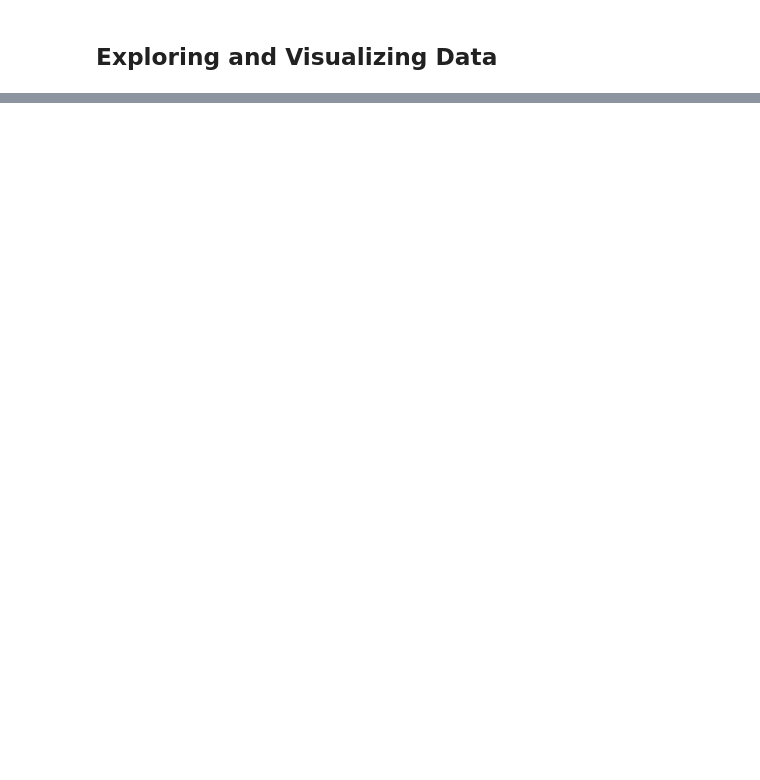
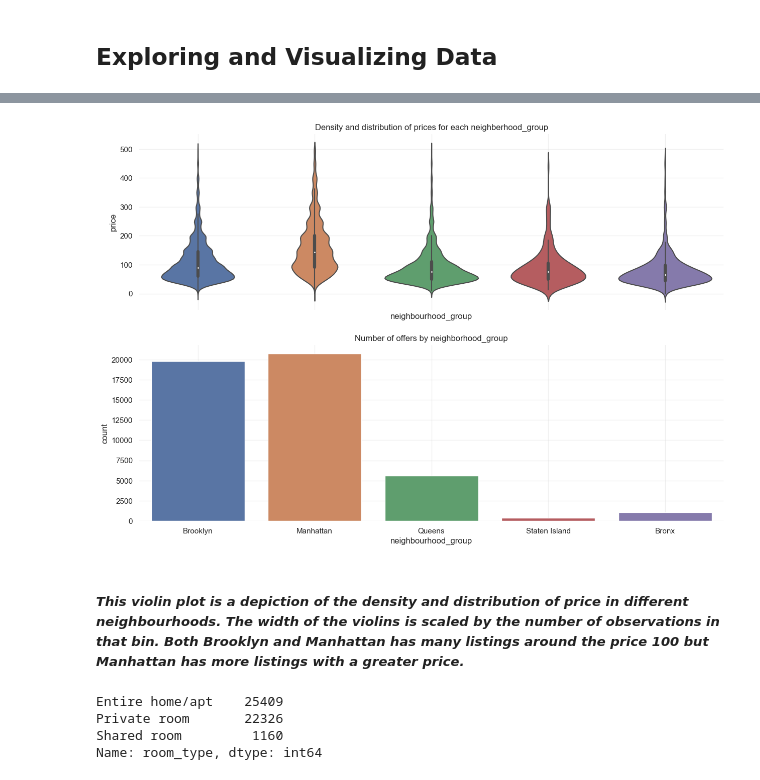
Before and after one commit to BernartGuddiny/eda_and_prediction_on_nys_airbnb, a Jupyter notebook: project.ipynb, the cells around one changed output, grey strips where cells are left out. Cells and saved outputs as stored; diff of their text form; code cells hidden in the pictures; blank space fills up the shorter version.

```diff
--- a/project.ipynb
+++ b/project.ipynb
@@ -139,0 +183,33 @@ airbnb[["price", "minimum_nights", "number_of_reviews", "reviews_per_month", "ca
+# %%
+# Dataset have some extreme values, therefore I drop them for the sake of a better visualization
+sub_airbnb = airbnb[airbnb.price < 500]
+# %%
+# Drowing a density and distribution of price for each neighberhood and number of offers by each neighberhood
+fig, axes = plt.subplots(nrows=2, ncols=1, figsize=(15, 10), sharex=True)
+
+axs1 = sns.violinplot(data=sub_airbnb
+                    , x='neighbourhood_group'
+                    , y='price'
+                    , ax=axes[0])
+axs2 = sns.countplot(data=sub_airbnb
+                    , x='neighbourhood_group'
+                    , ax= axes[1])
+
+axs1.set_title('Density and distribution of prices for each neighberhood_group')
+axs2.set_title('Number of offers by neighborhood_group')
+
+for ax in axes.flatten():
+    ax.set_frame_on(False)
+    ax.grid(True, color='#e2e2e2', alpha=0.5)
+# %% [output]
+[figure, added]
+# %% [markdown]
+##### *This violin plot is a depiction of the density and distribution of price in different neighbourhoods. The width of the violins is scaled by the number of observations in that bin. Both Brooklyn and Manhattan has many listings around the price 100 but Manhattan has more listings with a greater price.*
+# %%
+# Looking price for different types of rooms
+airbnb.room_type.value_counts()
+# %% [output]
+Entire home/apt    25409
+Private room       22326
+Shared room         1160
+Name: room_type, dtype: int64
```
Also changed, not shown: parts of 26 cells of this notebook, 1 other file.
